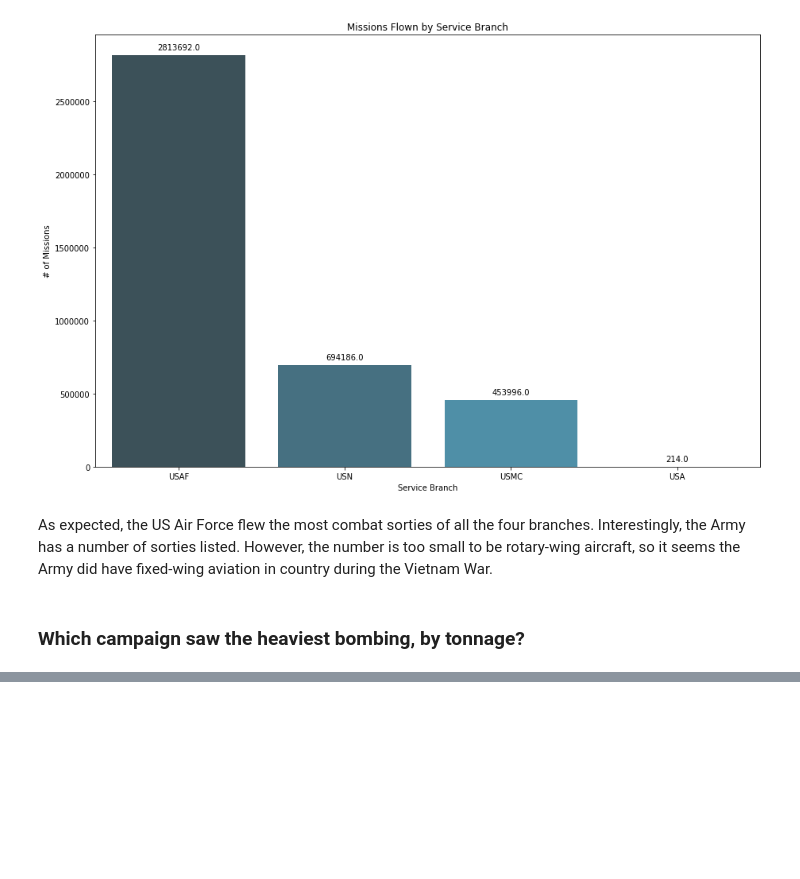
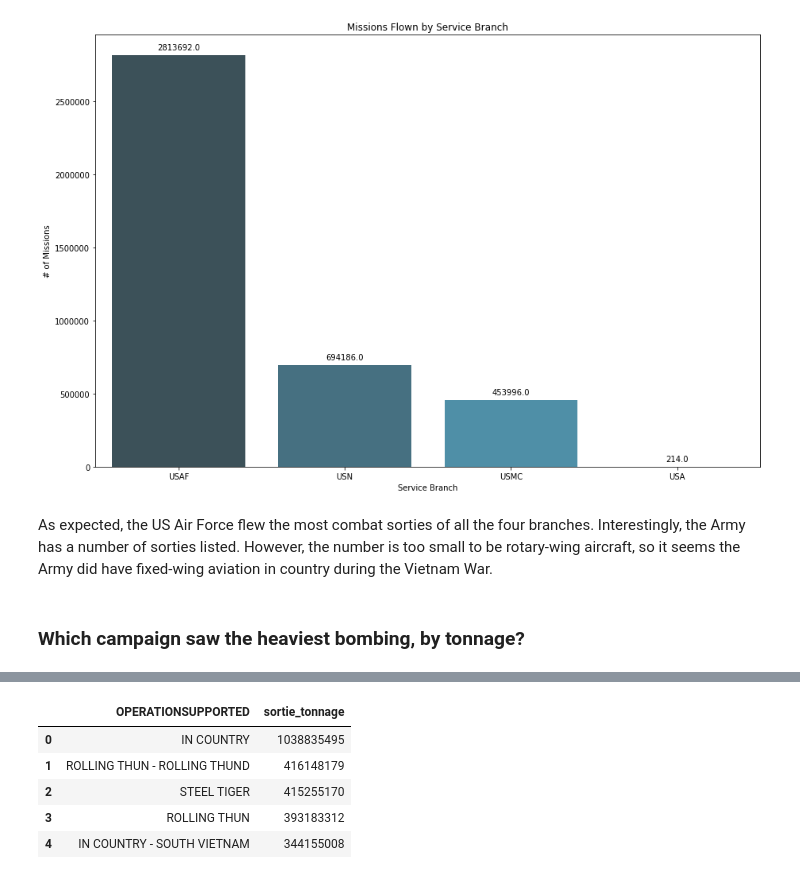
Before and after one commit to tengdann/si618-final, a Jupyter notebook: si618-final.ipynb, the cells around one changed output, grey strips where cells are left out. Saved outputs shown, nothing was run; the diff lists cells and outputs as text; code cells hidden in the pictures; blank space fills up the shorter version.

```diff
--- a/si618-final.ipynb
+++ b/si618-final.ipynb
@@ -143,0 +172,5 @@ As expected, the US Air Force flew the most combat sorties of all the four branc
+# %%
+campaigns = bombing_ops[bombing_ops.NUMWEAPONSDELIVERED > 0]
+# %%
+campaigns.dropna(axis = 0, subset = ['OPERATIONSUPPORTED'], inplace = True)
+campaigns['operation_agg'] = campaigns.OPERATIONSUPPORTED
@@ -143,0 +197,15 @@ As expected, the US Air Force flew the most combat sorties of all the four branc
+# %%
+def sortie_tonnage(row):
+    return row.NUMWEAPONSDELIVERED * row.WEAPONTYPEWEIGHT
+
+campaigns['sortie_tonnage'] = campaigns.apply(sortie_tonnage, axis = 1)
+# %%
+campaign_tonnage = campaigns.groupby('OPERATIONSUPPORTED').sum().sort_values(by = 'sortie_tonnage', ascending = False).sortie_tonnage.reset_index()
+campaign_tonnage.head()
+# %% [output]
+|  | OPERATIONSUPPORTED | sortie_tonnage |
+| 0 | IN COUNTRY | 1038835495 |
+| 1 | ROLLING THUN - ROLLING THUND | 416148179 |
+| 2 | STEEL TIGER | 415255170 |
+| 3 | ROLLING THUN | 393183312 |
+| 4 | IN COUNTRY - SOUTH VIETNAM | 344155008 |
```
Also changed, not shown: parts of 13 cells of this notebook.
